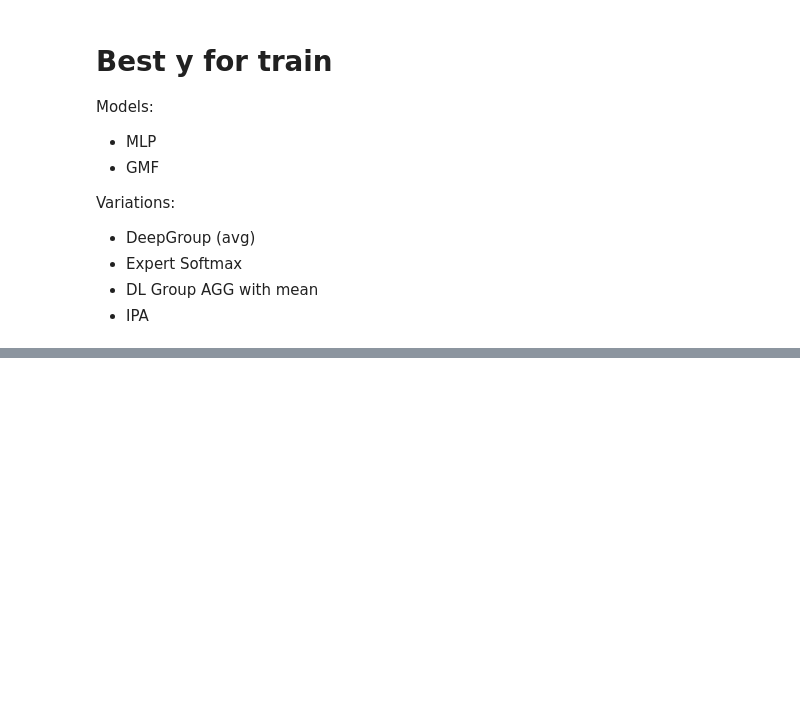
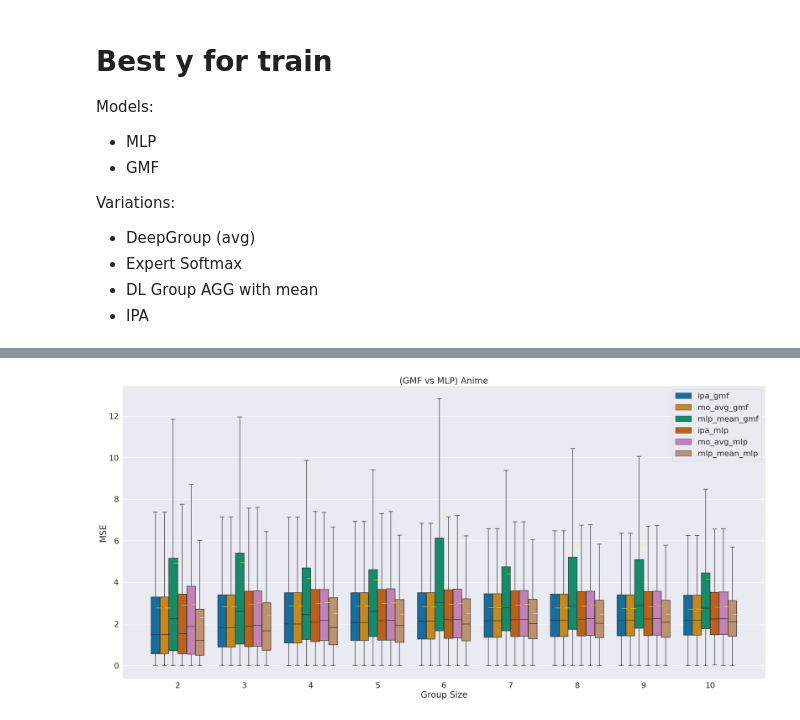
Before and after one commit to Adnan-Talebi/DL-CF-GRS, a Jupyter notebook: notebooks/results-paper.ipynb, the cells around one changed output, grey strips where cells are left out. Drawn from its saved outputs; the diff is of its cells as text; code cells hidden in the pictures; blank space fills up the shorter version.

```diff
--- a/notebooks/results-paper.ipynb
+++ b/notebooks/results-paper.ipynb
@@ -249,0 +204,5 @@ lineplot(results, "ERROR2", "MSE", "Individual model GMF", "ANIME")
+# %%
+means, anime_results, results_dict = get_error(get_all_models_files(), 'anime')
+boxplot(anime_results, "ERROR2", "MSE", "GMF vs MLP", "Anime", half_width=False)
+# %% [output]
+[figure, added]
```
Also changed, not shown: parts of 39 cells of this notebook, 5 other files.
